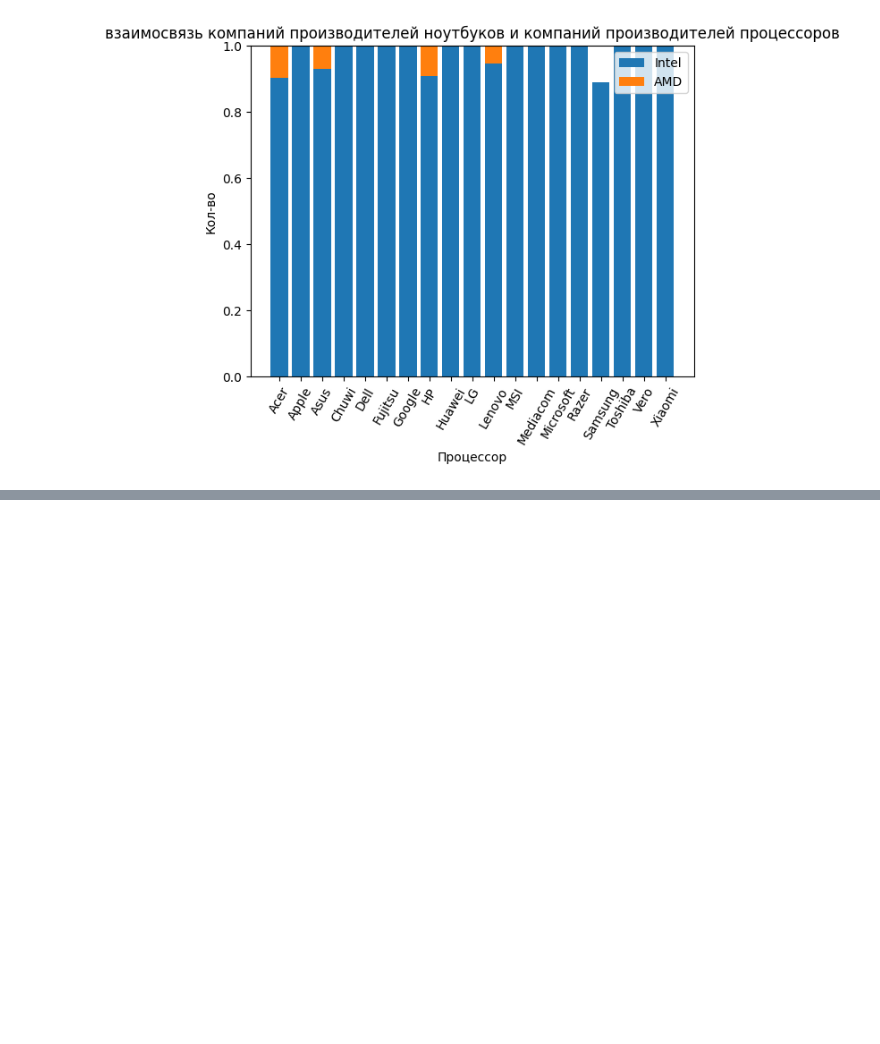
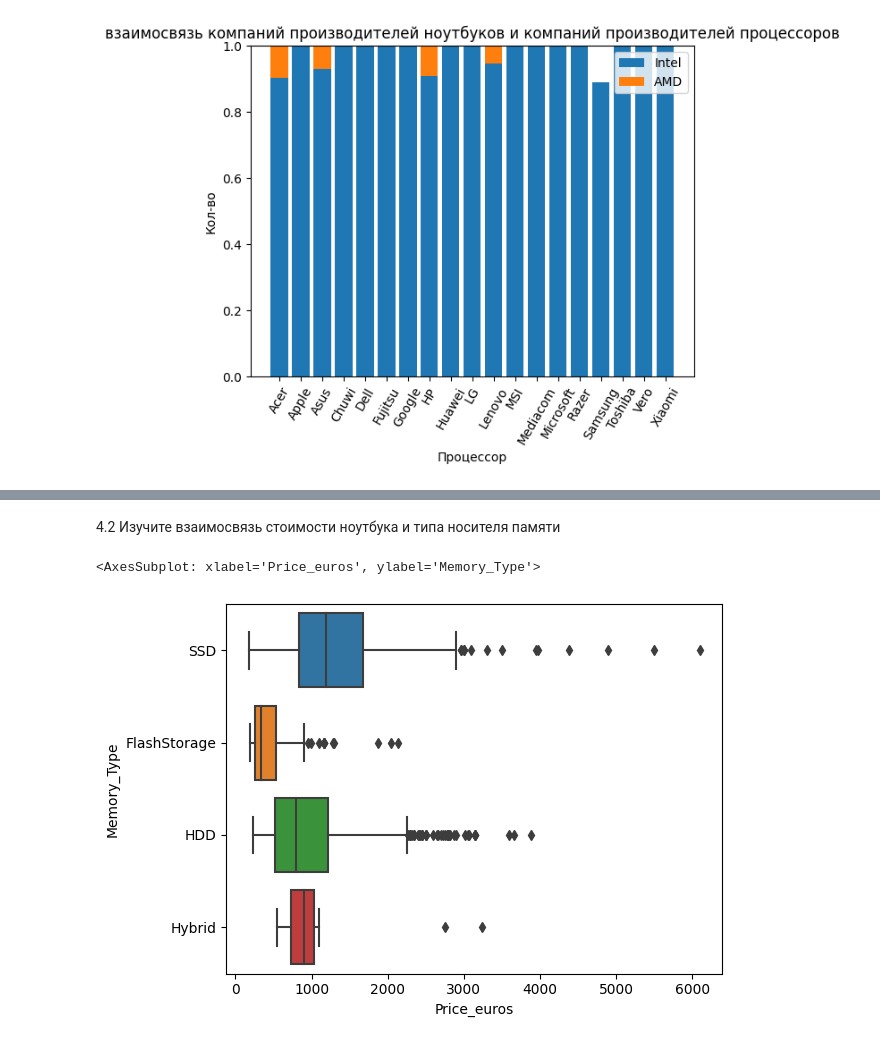
Before and after one commit to sacredsliver/python_analyst, a Jupyter notebook: Sem4/1.ipynb, the cells around one changed output, grey strips where cells are left out. Cells and saved outputs as stored; diff of their text form; code cells hidden in the pictures; blank space fills up the shorter version.

```diff
--- a/Sem4/1.ipynb
+++ b/Sem4/1.ipynb
@@ -208,0 +241,7 @@ plt.xticks(data5['Company'], rotation = 60);
+# %% [markdown]
+4.2 Изучите взаимосвязь стоимости ноутбука и типа носителя памяти
+# %%
+sns.boxplot(x=df['Price_euros'], y=df['Memory_Type'])
+# %% [output]
+<AxesSubplot: xlabel='Price_euros', ylabel='Memory_Type'>
+[figure, added]
```
Also changed, not shown: parts of 10 cells of this notebook.
